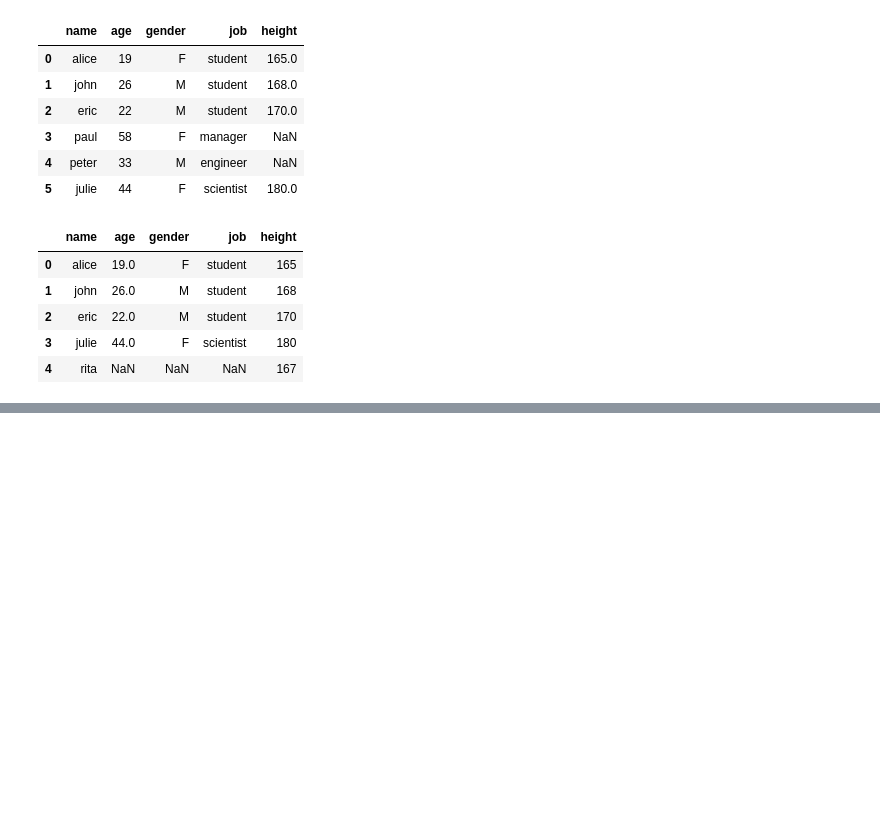
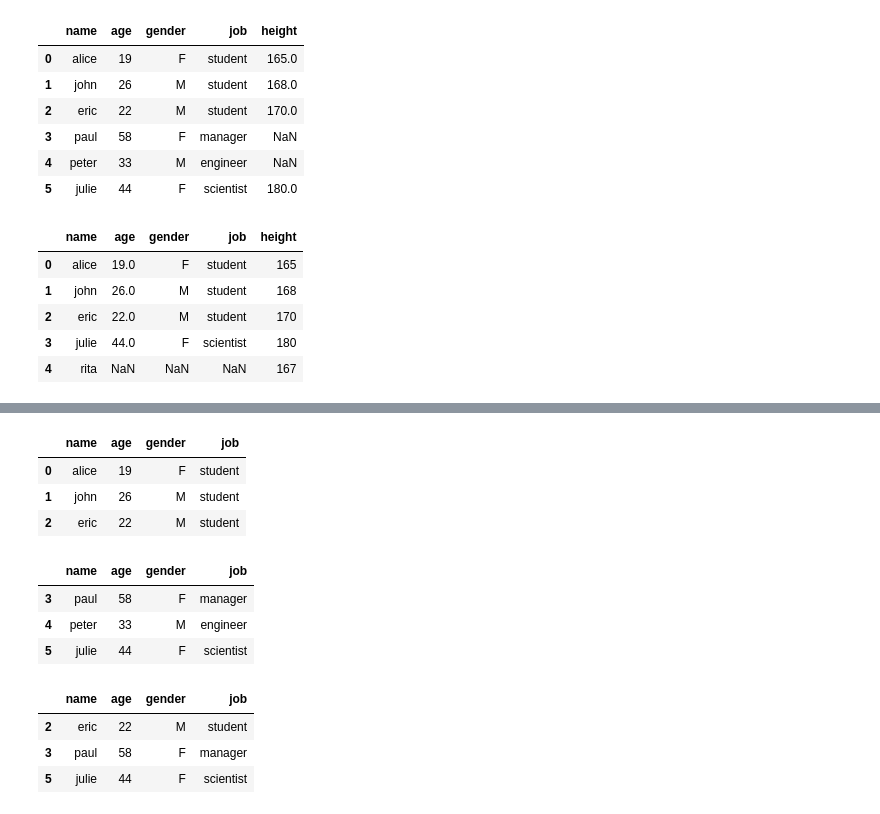
Before and after one commit to toarnabtrainer/AEC_ML_With_Python_August_2024, a Jupyter notebook: Pandas.ipynb, the cells around one changed output, grey strips where cells are left out. Drawn from its saved outputs; the diff is of its cells as text; code cells hidden in the pictures; blank space fills up the shorter version.

```diff
--- a/Pandas.ipynb
+++ b/Pandas.ipynb
@@ -432,0 +445,21 @@ merge_right_outer
+# %%
+users.head(3)   # by default first 5 records
+# %% [output]
+|  | name | age | gender | job |
+| 0 | alice | 19 | F | student |
+| 1 | john | 26 | M | student |
+| 2 | eric | 22 | M | student |
+# %%
+users.tail(3)   # by default last 5 records
+# %% [output]
+|  | name | age | gender | job |
+| 3 | paul | 58 | F | manager |
+| 4 | peter | 33 | M | engineer |
+| 5 | julie | 44 | F | scientist |
+# %%
+users.sample(3)   # any 3 rows randomly selected
+# %% [output]
+|  | name | age | gender | job |
+| 2 | eric | 22 | M | student |
+| 3 | paul | 58 | F | manager |
+| 5 | julie | 44 | F | scientist |
```
Also changed, not shown: parts of 4 cells of this notebook.
